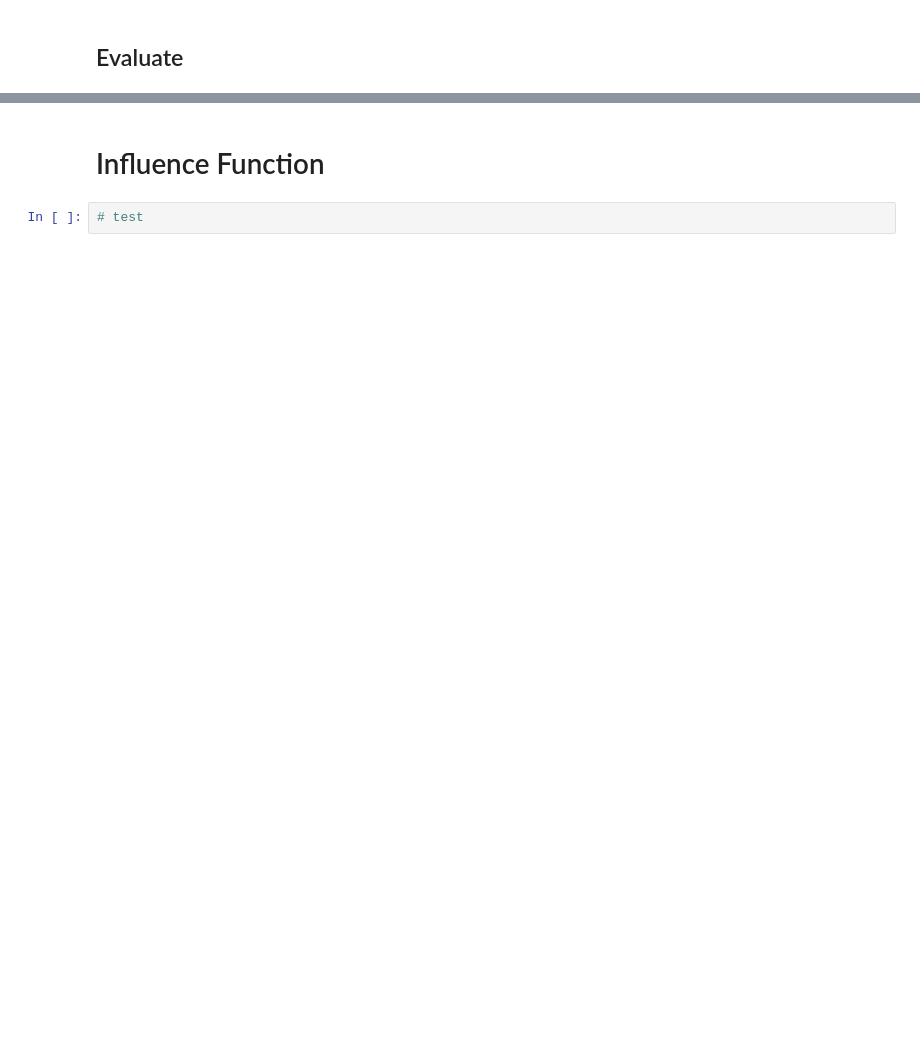
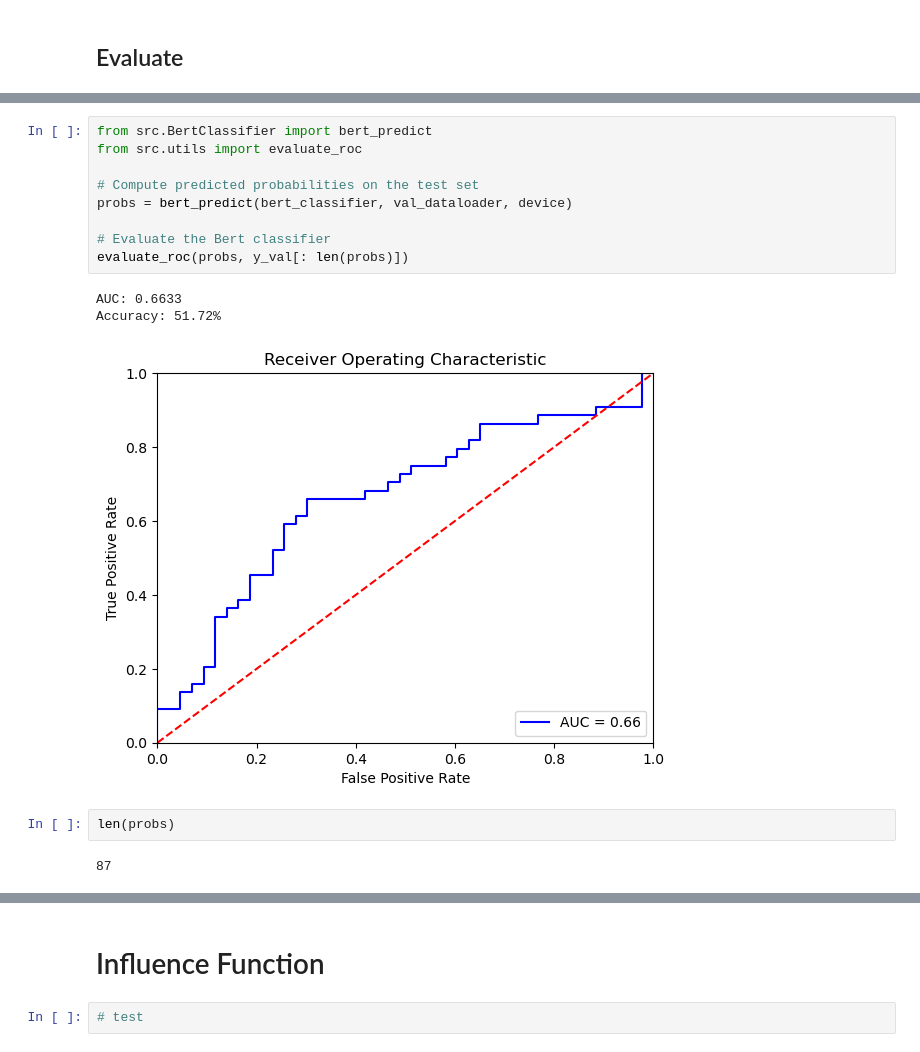
Before and after one commit to patcao/sentiment-influence-function, a Jupyter notebook: Classification.ipynb, the cells around one changed output, grey strips where cells are left out. Drawn from its saved outputs; the diff is of its cells as text; blank space fills up the shorter version.

```diff
--- a/Classification.ipynb
+++ b/Classification.ipynb
@@ -157,0 +181,17 @@ evaluate_roc(probs, y_val)
+# %%
+from src.BertClassifier import bert_predict
+from src.utils import evaluate_roc
+
+# Compute predicted probabilities on the test set
+probs = bert_predict(bert_classifier, val_dataloader, device)
+
+# Evaluate the Bert classifier
+evaluate_roc(probs, y_val[: len(probs)])
+# %% [output]
+AUC: 0.6633
+Accuracy: 51.72%
+[figure, added]
+# %%
+len(probs)
+# %% [output]
+87
```
Also changed, not shown: parts of 7 cells of this notebook, 2 other files.
